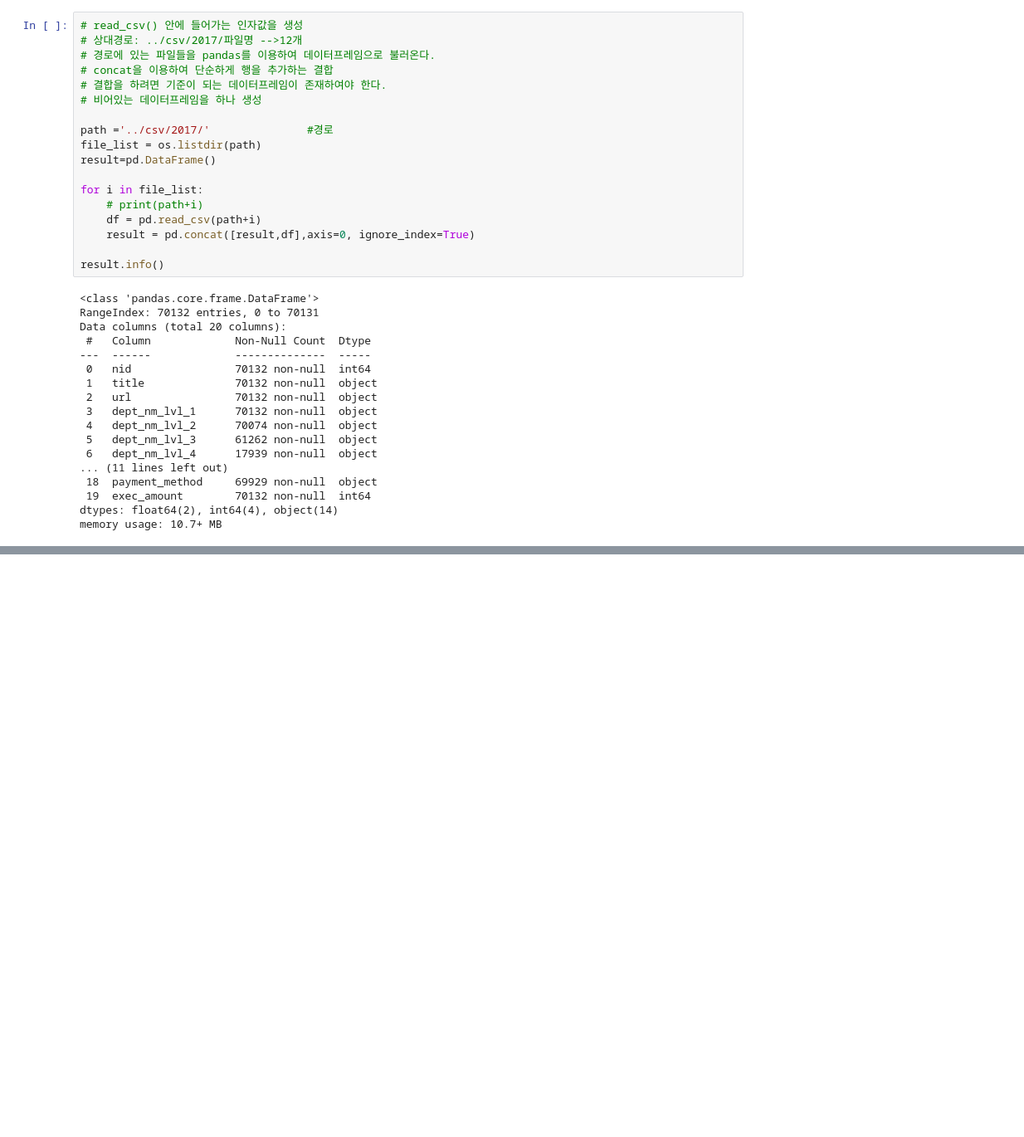
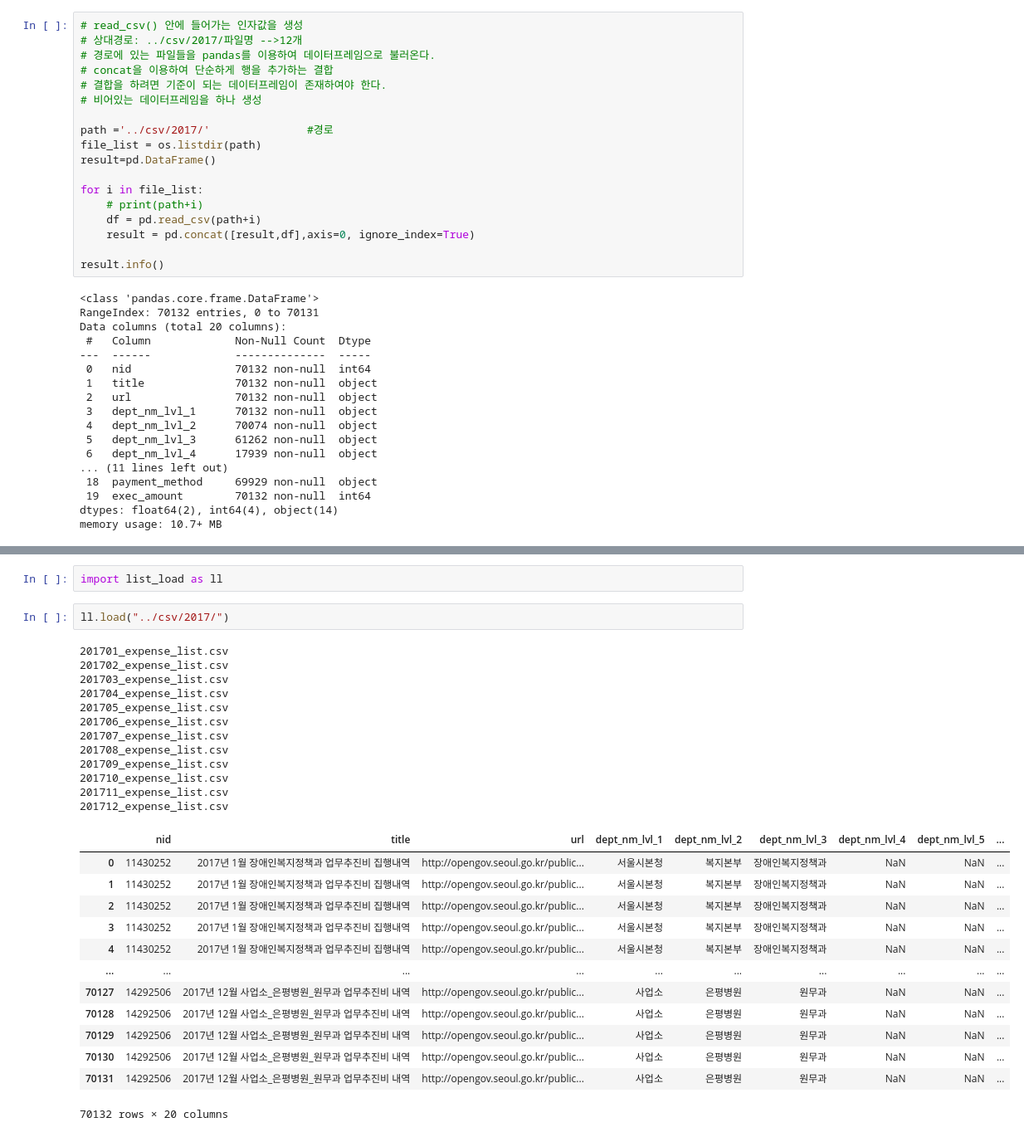
Before and after one commit to youngsang114/python-work, a Jupyter notebook: 230406/05_file_list.ipynb, the cells around one changed output, grey strips where cells are left out. Shown: that part at 83% size. Drawn from its saved outputs; the diff is of its cells as text; blank space fills up the shorter version.

```diff
--- a/230406/05_file_list.ipynb
+++ b/230406/05_file_list.ipynb
@@ -92,0 +256,30 @@ result2.info()
+# %%
+import list_load as ll
+# %%
+ll.load("../csv/2017/")
+# %% [output]
+201701_expense_list.csv
+201702_expense_list.csv
+201703_expense_list.csv
+201704_expense_list.csv
+201705_expense_list.csv
+201706_expense_list.csv
+201707_expense_list.csv
+201708_expense_list.csv
+201709_expense_list.csv
+201710_expense_list.csv
+201711_expense_list.csv
+201712_expense_list.csv
+|  | nid | title | url | dept_nm_lvl_1 | dept_nm_lvl_2 | dept_nm_lvl_3 | dept_nm_lvl_4 | dept_nm_lvl_5 | ... |
+| 0 | 11430252 | 2017년 1월 장애인복지정책과 업무추진비 집행내역 | http://opengov.seoul.go.kr/public... | 서울시본청 | 복지본부 | 장애인복지정책과 | NaN | NaN | ... |
+| 1 | 11430252 | 2017년 1월 장애인복지정책과 업무추진비 집행내역 | http://opengov.seoul.go.kr/public... | 서울시본청 | 복지본부 | 장애인복지정책과 | NaN | NaN | ... |
+| 2 | 11430252 | 2017년 1월 장애인복지정책과 업무추진비 집행내역 | http://opengov.seoul.go.kr/public... | 서울시본청 | 복지본부 | 장애인복지정책과 | NaN | NaN | ... |
+| 3 | 11430252 | 2017년 1월 장애인복지정책과 업무추진비 집행내역 | http://opengov.seoul.go.kr/public... | 서울시본청 | 복지본부 | 장애인복지정책과 | NaN | NaN | ... |
+| 4 | 11430252 | 2017년 1월 장애인복지정책과 업무추진비 집행내역 | http://opengov.seoul.go.kr/public... | 서울시본청 | 복지본부 | 장애인복지정책과 | NaN | NaN | ... |
+| ... | ... | ... | ... | ... | ... | ... | ... | ... | ... |
+| 70127 | 14292506 | 2017년 12월 사업소_은평병원_원무과 업무추진비 내역 | http://opengov.seoul.go.kr/public... | 사업소 | 은평병원 | 원무과 | NaN | NaN | ... |
+| 70128 | 14292506 | 2017년 12월 사업소_은평병원_원무과 업무추진비 내역 | http://opengov.seoul.go.kr/public... | 사업소 | 은평병원 | 원무과 | NaN | NaN | ... |
+| 70129 | 14292506 | 2017년 12월 사업소_은평병원_원무과 업무추진비 내역 | http://opengov.seoul.go.kr/public... | 사업소 | 은평병원 | 원무과 | NaN | NaN | ... |
+| 70130 | 14292506 | 2017년 12월 사업소_은평병원_원무과 업무추진비 내역 | http://opengov.seoul.go.kr/public... | 사업소 | 은평병원 | 원무과 | NaN | NaN | ... |
+| 70131 | 14292506 | 2017년 12월 사업소_은평병원_원무과 업무추진비 내역 | http://opengov.seoul.go.kr/public... | 사업소 | 은평병원 | 원무과 | NaN | NaN | ... |
+70132 rows × 20 columns
```
Also changed, not shown: parts of 7 cells of this notebook, 4 other files.
